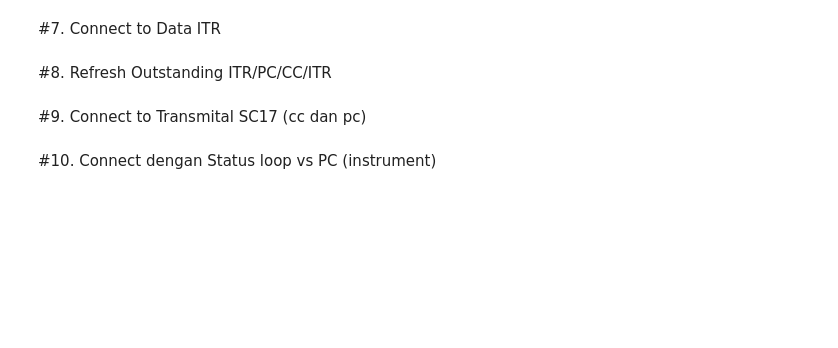
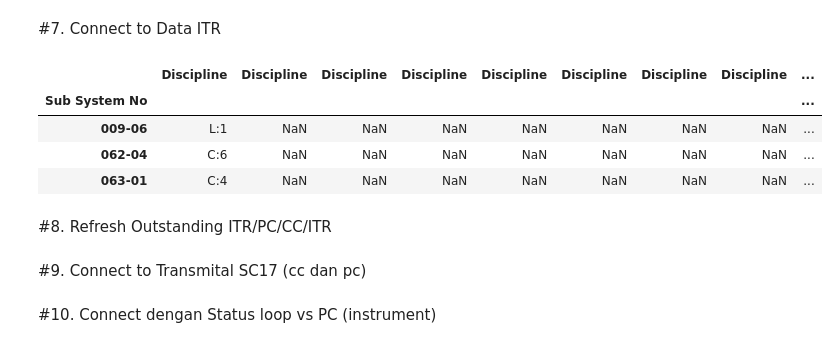
Before and after one commit to jimxs74/SC, a Jupyter notebook: SC61_Colaboratory.ipynb, the cells around one changed output. Cells and saved outputs as stored; diff of their text form; code cells hidden in the pictures; blank space fills up the shorter version.

```diff
--- a/SC61_Colaboratory.ipynb
+++ b/SC61_Colaboratory.ipynb
@@ -282,24 +313,24 @@ sert_ssox = sert_ssox.reindex(columns=['subsystem','subsystem desc_x', 'Tol','sy
 # %%
 #Ambil data ITR dan clean up
 itr = itr[['Sub System No','Discipline','Tag No','ITR No','ITR Description','Status']]
 # ambil hanya yang outstanding
 itr = itr.loc[(itr['Status']=='Outstanding')]
 # Membuat buffer percabangan untuk membuat tabel worksheet remaining ITR, utk digunakan nanti
 itr_show = itr.drop(columns=['Status'])
 # Menghitung jumlah ITR per subsystem
 itr = itr.groupby(['Sub System No','Discipline'])['ITR No'].count().reset_index(name="jumlah")
 
 # Combine text Discipline/Category/Jumlah C:1
 itr["Discipline"] = itr["Discipline"].astype(str) + ":" + itr["jumlah"].astype(str)
 itr = itr.drop(columns=['jumlah'])
 itr = itr.set_index('Sub System No')
 
 # combine value as string
 itr = itr.assign(labels = itr.groupby(level = 'Sub System No').cumcount()).groupby([itr.index,'labels']).first().unstack('labels').sort_index(axis =1,level = 1).droplevel(1,axis = 1)
-itr.columns = ['ITR','A','B','C','D','E','F','G','H']
-
-itr["ITR"] = itr["ITR"].astype(str) + "/" + itr["A"].astype(str) + "/" + itr["B"].astype(str) + "/" + itr["C"].astype(str) + "/" + itr["D"].astype(str) + "/" + itr["E"].astype(str) + "/" + itr["F"].astype(str) + "/" + itr["G"].astype(str) + "/" + itr["H"].astype(str)
-itr = itr.drop(columns=['A','B','C','D','E','F','G','H'])
-
-# cleaning /nan/
-itr['ITR'] = itr['ITR'].str.replace(r'nan[/]','', regex=True).str.replace(r'/nan','', regex=True)
+itr.head(3)
+# %% [output]
+|  | Discipline | Discipline | Discipline | Discipline | Discipline | Discipline | Discipline | Discipline | ... |
+| Sub System No |  |  |  |  |  |  |  |  | ... |
+| 009-06 | L:1 | NaN | NaN | NaN | NaN | NaN | NaN | NaN | ... |
+| 062-04 | C:6 | NaN | NaN | NaN | NaN | NaN | NaN | NaN | ... |
+| 063-01 | C:4 | NaN | NaN | NaN | NaN | NaN | NaN | NaN | ... |
```
Also changed, not shown: parts of 13 cells of this notebook.
